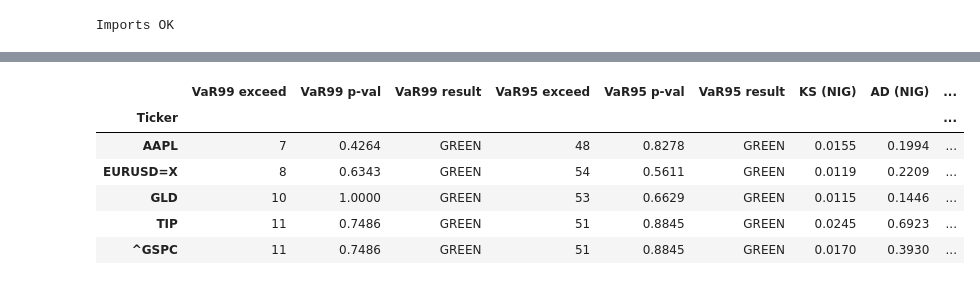
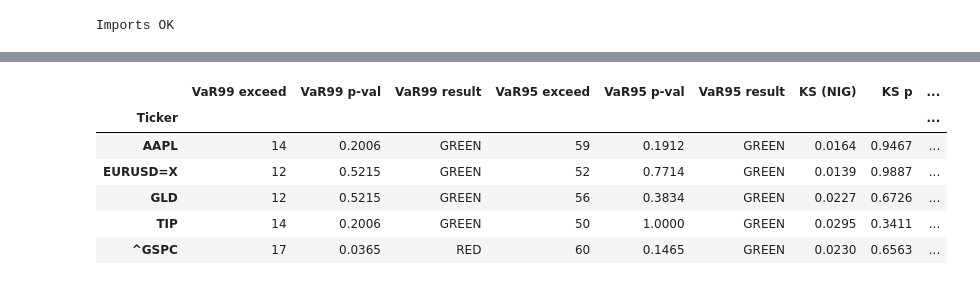
Before and after one commit to Amos-Anderson/arma-garch-beta-risk-model, a Jupyter notebook: notebooks/05_assessment.ipynb, the cells around one changed output, grey strips where cells are left out. Saved outputs shown, nothing was run; the diff lists cells and outputs as text; code cells hidden in the pictures.

Commit message:
fix: per-window NIG fitting, Student-T, and PIT-based assessment

```diff
--- a/notebooks/05_assessment.ipynb
+++ b/notebooks/05_assessment.ipynb
@@ -243,56 +213,45 @@ p > 0.05 --> fail to reject --> exceedances are independent (PASS)
 # %%
-# Master results-table
+# Build master assessment table
+
+# Reload exceedance results from notebook 04
+exc_df = load_processed("exceedance_results.parquet")
 
 master_rows = []
+for ticker in TICKERS:
+    actual = all_results[ticker]["return"].values
 
-for ticker in TICKERS:
-    innov  = innovations[ticker].dropna().values
-    p      = nig_params[ticker]
-    actual = all_results[ticker]["return"].values
-    df_t, loc_t, scale_t = stats.t.fit(innov)
+    # VaR exceedances
+    exc99 = exc_df[(exc_df["Ticker"] == ticker) & (exc_df["VaR level"] == "99%")].iloc[0]
+    exc95 = exc_df[(exc_df["Ticker"] == ticker) & (exc_df["VaR level"] == "95%")].iloc[0]
 
-    # KS
-    innov_sorted = np.sort(innov)
-    nig_cdf_vals = nig_cdf(innov_sorted, p)
-    emp_cdf_vals = np.arange(1, len(innov)+1) / len(innov)
-    ks_nig       = float(np.max(np.abs(emp_cdf_vals - nig_cdf_vals)))
+    # KS on PIT
+    ks_nig = pit_ks_test(pit_nig_df[ticker].dropna().values)
 
-    # AD
-    ad_nig = anderson_darling(innov, lambda x, _p=p: nig_cdf(x, _p))
-
-    # Binomial results
-    exc99 = exceedance_df[
-        (exceedance_df["Ticker"] == ticker) &
-        (exceedance_df["VaR level"] == "99%")
-    ].iloc[0]
-    exc95 = exceedance_df[
-        (exceedance_df["Ticker"] == ticker) &
-        (exceedance_df["VaR level"] == "95%")
-    ].iloc[0]
+    # AD on PIT
+    ad_nig = anderson_darling_pit(pit_nig_df[ticker].dropna().values)
 
     # Christoffersen
-    var99_s = var99[ticker].values
-    hits99  = (actual < var99_s).astype(int)
-    chr99   = christoffersen_test(hits99)
+    hits99 = (actual < var99[ticker].values).astype(int)
+    hits95 = (actual < var95[ticker].values).astype(int)
+    chr99 = christoffersen_test(hits99)
+    chr95 = christoffersen_test(hits95)
 
     master_rows.append({
-        "Ticker":           ticker,
-        "VaR99 exceed":     int(exc99["Exceedances"]),
-        "VaR99 p-val":      exc99["p-value"],
-        "VaR99 result":     exc99["Result"],
-        "VaR95 exceed":     int(exc95["Exceedances"]),
-        "VaR95 p-val":      exc95["p-value"],
-        "VaR95 result":     exc95["Result"],
-        "KS (NIG)":         round(ks_nig, 4),
-        "AD (NIG)":         round(ad_nig, 4),
-        "Christoffersen p": chr99["pvalue"],
-        "Indep.":           "✓" if chr99["independent"] else "✗",
+        "Ticker": ticker,
+        "VaR99 exceed": exc99["Exceedances"],
+        "VaR99 p-val": exc99["p-value"],
+        "VaR99 result": exc99["Result"],
+        "VaR95 exceed": exc95["Exceedances"],
+        "VaR95 p-val": exc95["p-value"],
+        "VaR95 result": exc95["Result"],
+        "KS (NIG)": ks_nig["statistic"],
+        "KS p": ks_nig["pvalue"],
+        "AD (NIG)": round(ad_nig, 4),
+        "Christ 99% p": chr99["pvalue"],
+        "Christ 95% p": chr95["pvalue"],
     })
 
 master_df = pd.DataFrame(master_rows).set_index("Ticker")
-print("=" * 80)
-print("MASTER ASSESSMENT TABLE --- ARMA-GARCH + NIG Beta Risk Model")
-print("=" * 80)
-#print(master_df.to_string())
+print("Master Assessment Table\n")
 display(master_df)
 # %% [output]
@@ -302,8 +260,8 @@ MASTER ASSESSMENT TABLE --- ARMA-GARCH + NIG Beta Risk Model
-|  | VaR99 exceed | VaR99 p-val | VaR99 result | VaR95 exceed | VaR95 p-val | VaR95 result | KS (NIG) | AD (NIG) | ... |
+|  | VaR99 exceed | VaR99 p-val | VaR99 result | VaR95 exceed | VaR95 p-val | VaR95 result | KS (NIG) | KS p | ... |
 | Ticker |  |  |  |  |  |  |  |  | ... |
-| AAPL | 7 | 0.4264 | GREEN | 48 | 0.8278 | GREEN | 0.0155 | 0.1994 | ... |
-| EURUSD=X | 8 | 0.6343 | GREEN | 54 | 0.5611 | GREEN | 0.0119 | 0.2209 | ... |
-| GLD | 10 | 1.0000 | GREEN | 53 | 0.6629 | GREEN | 0.0115 | 0.1446 | ... |
-| TIP | 11 | 0.7486 | GREEN | 51 | 0.8845 | GREEN | 0.0245 | 0.6923 | ... |
-| ^GSPC | 11 | 0.7486 | GREEN | 51 | 0.8845 | GREEN | 0.0170 | 0.3930 | ... |
+| AAPL | 14 | 0.2006 | GREEN | 59 | 0.1912 | GREEN | 0.0164 | 0.9467 | ... |
+| EURUSD=X | 12 | 0.5215 | GREEN | 52 | 0.7714 | GREEN | 0.0139 | 0.9887 | ... |
+| GLD | 12 | 0.5215 | GREEN | 56 | 0.3834 | GREEN | 0.0227 | 0.6726 | ... |
+| TIP | 14 | 0.2006 | GREEN | 50 | 1.0000 | GREEN | 0.0295 | 0.3411 | ... |
+| ^GSPC | 17 | 0.0365 | RED | 60 | 0.1465 | GREEN | 0.0230 | 0.6563 | ... |
 # %%
```
Also changed, not shown: parts of 24 cells of this notebook, 37 other files.
